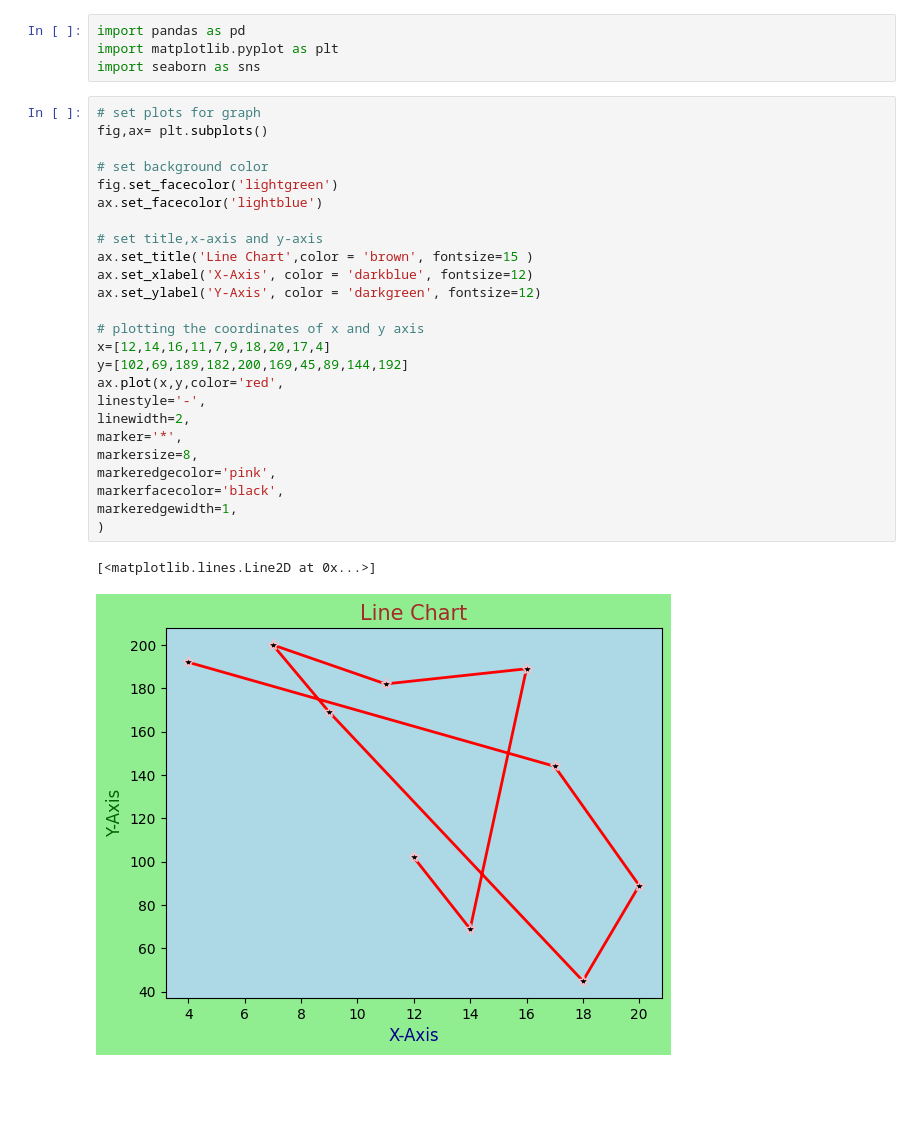
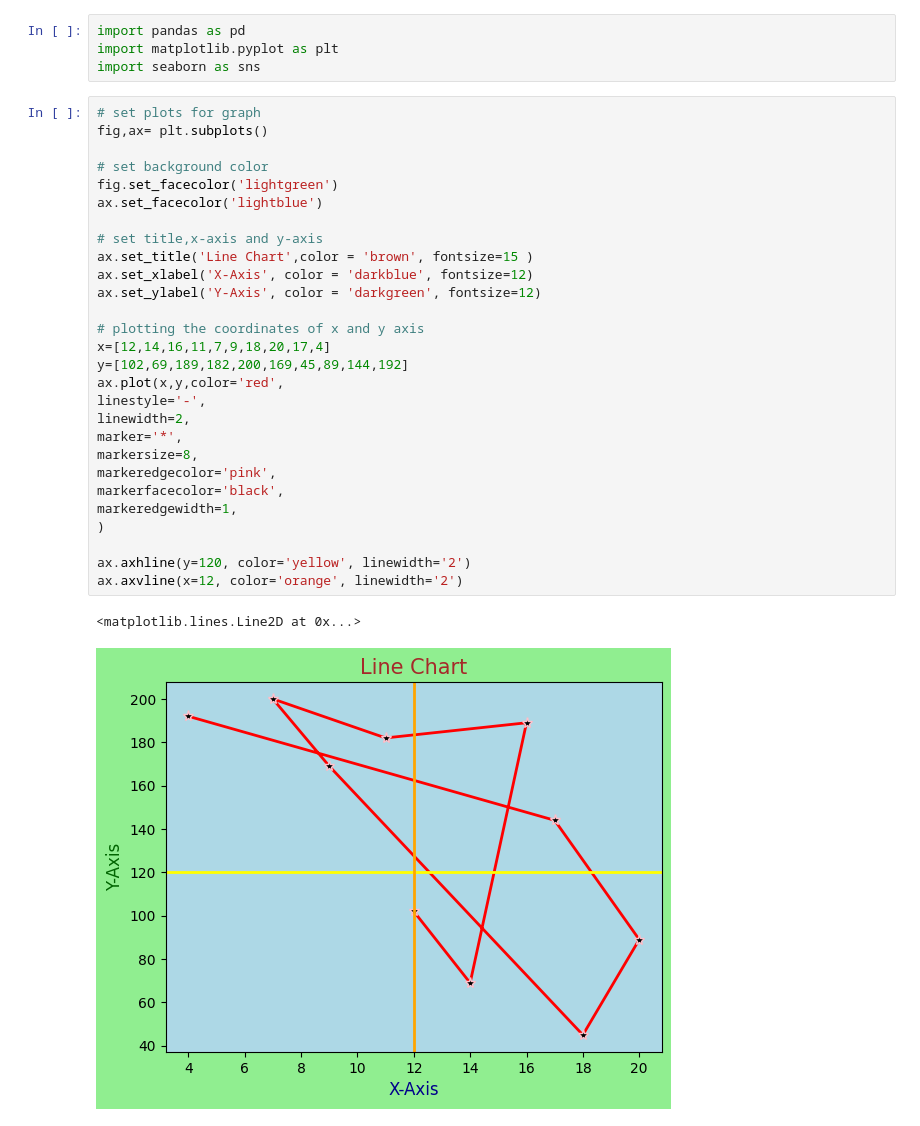
Before and after one commit to aakarshitpathak/data-analyst, a Jupyter notebook: matplotlib_practice.ipynb, the cells around one changed output. Cells and saved outputs as stored; diff of their text form; blank space fills up the shorter version.

```diff
--- a/matplotlib_practice.ipynb
+++ b/matplotlib_practice.ipynb
@@ -5,28 +5,31 @@ import seaborn as sns
 # %%
 # set plots for graph
 fig,ax= plt.subplots()
 
 # set background color
 fig.set_facecolor('lightgreen')
 ax.set_facecolor('lightblue')
 
 # set title,x-axis and y-axis
 ax.set_title('Line Chart',color = 'brown', fontsize=15 )
 ax.set_xlabel('X-Axis', color = 'darkblue', fontsize=12)
 ax.set_ylabel('Y-Axis', color = 'darkgreen', fontsize=12)
 
 # plotting the coordinates of x and y axis
 x=[12,14,16,11,7,9,18,20,17,4]
 y=[102,69,189,182,200,169,45,89,144,192]
 ax.plot(x,y,color='red',
 linestyle='-',
 linewidth=2,
 marker='*',
 markersize=8,
 markeredgecolor='pink',
 markerfacecolor='black',
 markeredgewidth=1,
 )
+
+ax.axhline(y=120, color='yellow', linewidth='2')
+ax.axvline(x=12, color='orange', linewidth='2')
 # %% [output]
-[<matplotlib.lines.Line2D at 0x...>]
+<matplotlib.lines.Line2D at 0x...>
-[figure, old version]
+[figure, new version]
```
